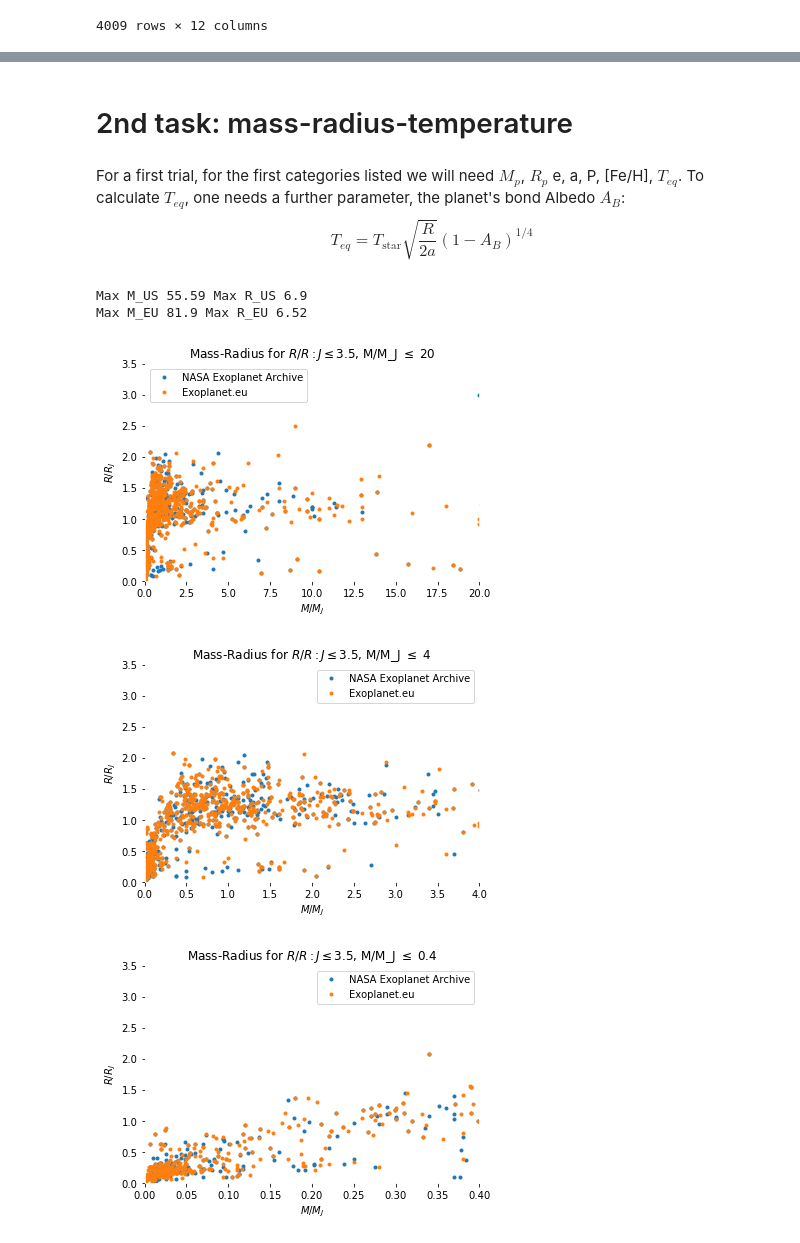
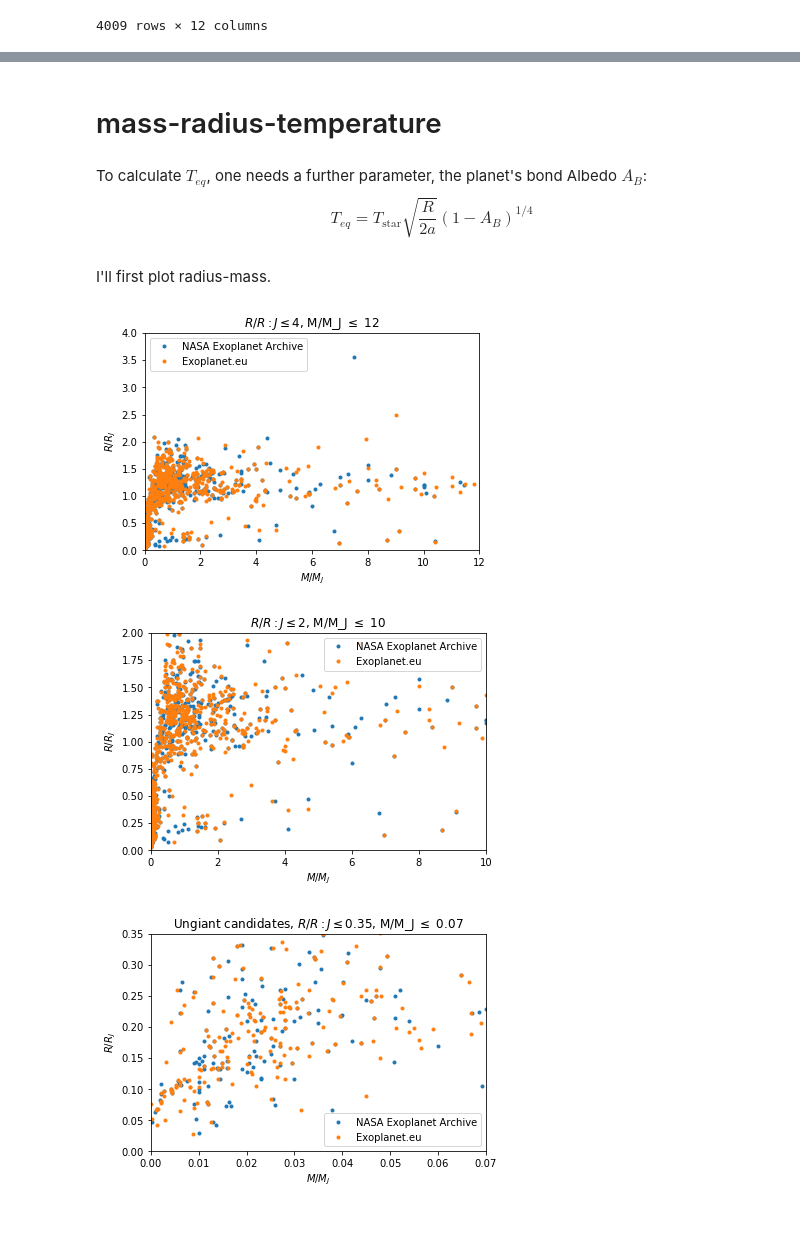
Before and after one commit to anaclb/exoplanets, a Jupyter notebook: test.ipynb, the cells around one changed output, grey strips where cells are left out. Saved outputs shown, nothing was run; the diff lists cells and outputs as text; code cells hidden in the pictures.

Commit message:
first tasks

```diff
--- a/test.ipynb
+++ b/test.ipynb
@@ -15,7 +14,6 @@ file1=pd.read_csv(file_US, sep = '\t',header=[2])
 file2=pd.read_csv(file_EU, sep = '\t',header=[2])
 d_US, d_EU = pd.DataFrame(file1), pd.DataFrame(file2)
 d_US,d_EU = d_US.iloc[1:,:45], d_EU.iloc[1:,:45]
-d_US, d_EU = d_US.astype(float), d_EU.astype(float)
 
 d_US.rename(columns={"null": "Name", "null.1": "DB source", "null.2": "Discovery Method", "JUPITERMASS" : "Mp", "JUPITERMASS.1": "Mp_sini", "JUPITERRADIUS": "Rp", "DAY": "P", "AU":"a","null.3":"e","KELVIN":"Tstar", "null.4":"FeH","DEG":"i" },inplace=True)
 d_EU.rename(columns={"null": "Name", "null.1": "DB source", "null.2": "Discovery Method", "JUPITERMASS" : "Mp", "JUPITERMASS.1": "Mp_sini", "JUPITERRADIUS": "Rp", "DAY": "P", "AU":"a","null.3":"e","KELVIN":"Tstar", "null.4":"FeH","DEG":"i"},inplace=True)
@@ -100,0 +146,15 @@ There's an interesting population of planets on the last plot with orbital perio
+# %%
+Ms=[12,0.07,11]
+Ps=[7,100,10e4]
+lim=[(0,7),(0,100),(10e2,10e4)]
+titles=["Hot Jupiter candidates","Ungiant candidates","Eccentric Giants candidates, "]
+for i in range(len(Ms)):
+    plt.plot(P_US1, M_US1,'.',label = "NASA Exoplanet Archive")
+    plt.plot(P_EU1, M_EU1, '.',label = "Exoplanet.eu")
+    plt.ylabel(r"$M/M_J$")
+    plt.ylim(0,Ms[i])
+    plt.xlim(lim[i])
+    plt.xlabel(r"$P (days)$")
+    plt.title(titles[i]+r"$, M/M_J \leq${}, P $\leq$ {}".format(Ms[i],Ps[i]))
+    plt.legend()
+    plt.show()
@@ -101,35 +165,27 @@ There's an interesting population of planets on the last plot with orbital perio
 # %% [markdown]
-# 2nd task: mass-radius-temperature
+# mass-radius-temperature
 # %% [markdown]
-For a first trial, for the first categories listed we will need $M_p$, $R_p$ e, a, P, [Fe/H], $T_{eq}$.
 To calculate $T_{eq}$, one needs a further parameter, the planet's bond Albedo $A_B$:
 \begin{equation}
 T_{e q}=T_{\text {star}} \sqrt{\frac{R}{2 a}}\left(1-A_{B}\right)^{1 / 4}
 \end{equation}
-# %%
-M_US,R_US = compare_parameters(pd.to_numeric(d_US.Mp),pd.to_numeric(d_US.Rp))
-M_EU, R_EU = compare_parameters(pd.to_numeric(d_EU.Mp), pd.to_numeric(d_EU.Rp))
-
-print("Max M_US",np.max(M_US),"Max R_US",np.max(R_US))
-print("Max M_EU",np.max(M_EU),"Max R_EU",np.max(R_EU))
-# %% [output]
-Max M_US 55.59 Max R_US 6.9
-Max M_EU 81.9 Max R_EU 6.52
+# %% [markdown]
+I'll first plot radius-mass.
 # %%
-Ms=[20,4,0.4]
-Rs=[3.5]
-for M in Ms:
-    for R in Rs:
-        plt.plot(M_US, R_US, '.',label = "NASA Exoplanet Archive")
-        plt.plot(M_EU, R_EU, '.',label = "Exoplanet.eu")
-        plt.xlabel(r"$M/M_J$")
-        plt.xlim(0,M)
-        plt.ylim(0,R)
-        plt.ylabel(r"$R/R_J$")
-        plt.legend()
-        plt.title(r"Mass-Radius for $R/R:J \leq${}, M/M_J $\leq$ {}".format(R,M))
-        plt.show()
+Ms=[12,10,0.07]
+Rs=[4,2,0.35]
+titles=["","","Ungiant candidates, "]
+for i in range(len(Ms)):
+    plt.plot(M_US2, R_US2, '.' ,label = "NASA Exoplanet Archive")
+    plt.plot(M_EU2, R_EU2, '.' ,label = "Exoplanet.eu")
+    plt.xlabel(r"$M/M_J$")
+    plt.xlim(0,Ms[i])
+    plt.ylim(0,Rs[i])
+    plt.ylabel(r"$R/R_J$")
+    plt.legend()
+    plt.title(titles[i]+r"$R/R:J \leq${}, M/M_J $\leq$ {}".format(Rs[i],Ms[i]))
+    plt.show()
 # %% [output]
-[figure, old version]
+[figure, new version]
-[figure, old version]
+[figure, new version]
-[figure, old version]
+[figure, new version]
```
Also changed, not shown: parts of 14 cells of this notebook.
